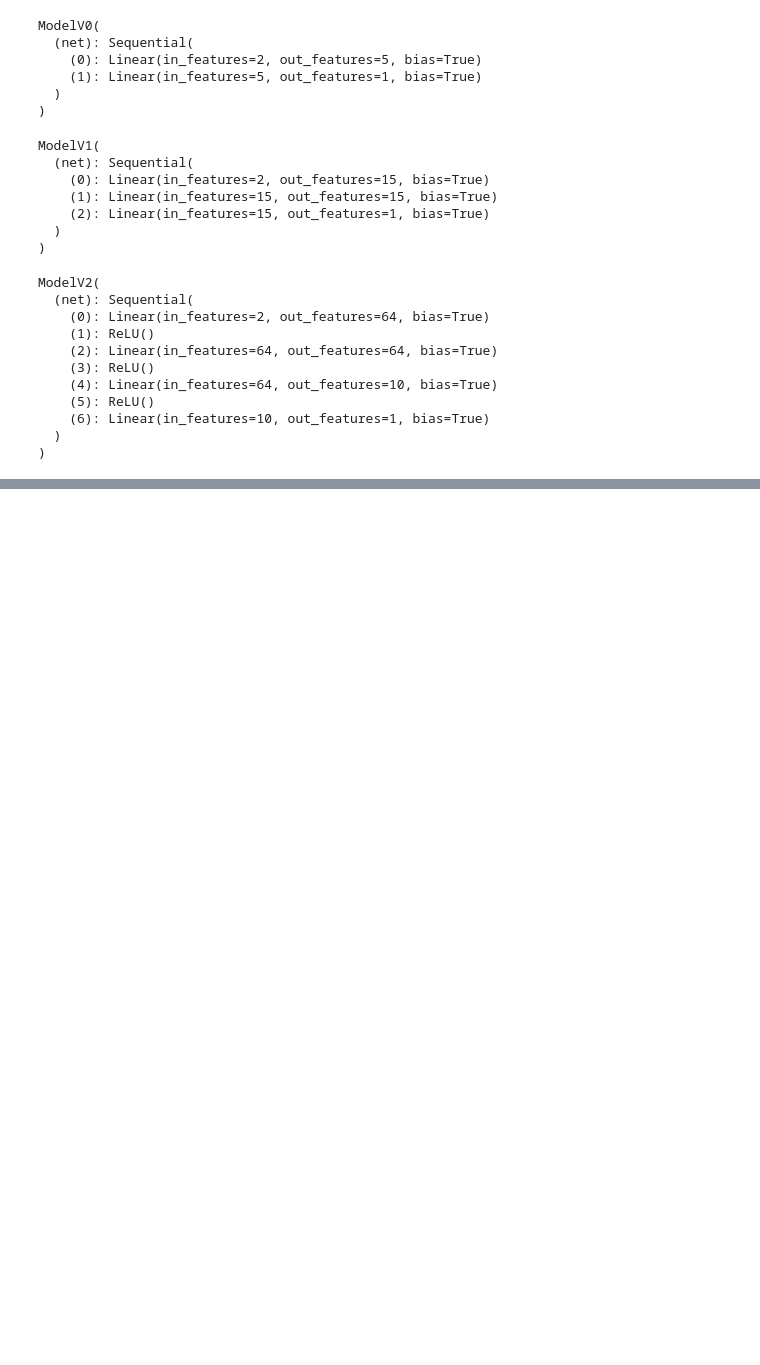
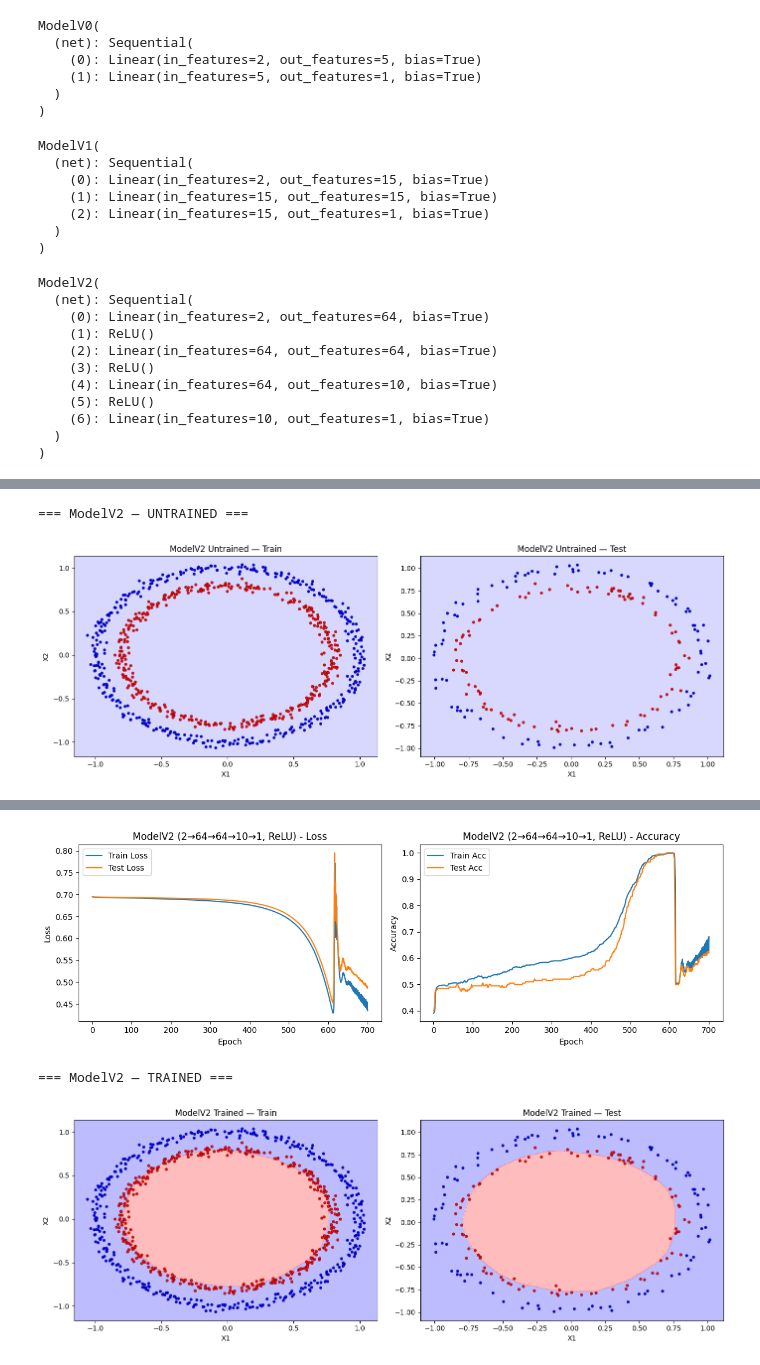
Before and after one commit to Rohan-1-3/AI_LAB, a Jupyter notebook: lab_3/circle_binary_classfication.ipynb, the cells around one changed output, grey strips where cells are left out. Saved outputs shown, nothing was run; the diff lists cells and outputs as text; code cells hidden in the pictures; blank space fills up the shorter version.

```diff
--- a/lab_3/circle_binary_classfication.ipynb
+++ b/lab_3/circle_binary_classfication.ipynb
@@ -290,0 +576,28 @@ Epoch  499/499 | Train Loss: 0.6027, Train Acc: 0.9575 | Test Loss: 0.6109, Test
+# %%
+# ── ModelV2: 2 → 64 → 64 → 10 → 1 (ReLU between layers) ─────────────────────
+model_v2 = ModelV2().to(device)
+
+# Untrained decision boundaries
+print("=== ModelV2 — UNTRAINED ===")
+fig, axes = plt.subplots(1, 2, figsize=(14, 5))
+plot_decision_boundary(model_v2, X_train, Y_train, title="ModelV2 Untrained — Train", ax=axes[0])
+plot_decision_boundary(model_v2, X_test,  Y_test,  title="ModelV2 Untrained — Test",  ax=axes[1])
+plt.tight_layout()
+plt.show()
+
+# Train (ReLU enables non-linear boundaries; 700 epochs is a good middle ground)
+results_v2 = train_model(model_v2, X_train, Y_train, X_test, Y_test, epochs=700, lr=0.1)
+
+# Loss & accuracy curves
+plot_train_test_curves(results_v2, title="ModelV2 (2→64→64→10→1, ReLU)")
+
+# Trained decision boundaries
+print("=== ModelV2 — TRAINED ===")
+fig, axes = plt.subplots(1, 2, figsize=(14, 5))
+plot_decision_boundary(model_v2, X_train, Y_train, title="ModelV2 Trained — Train", ax=axes[0])
+plot_decision_boundary(model_v2, X_test,  Y_test,  title="ModelV2 Trained — Test",  ax=axes[1])
+plt.tight_layout()
+plt.show()
+# %% [output]
+=== ModelV2 — UNTRAINED ===
+[figure, added]
@@ -290,0 +621,3 @@ Epoch  499/499 | Train Loss: 0.6027, Train Acc: 0.9575 | Test Loss: 0.6109, Test
+[figure, added]
+=== ModelV2 — TRAINED ===
+[figure, added]
```
Also changed, not shown: parts of 36 cells of this notebook.
